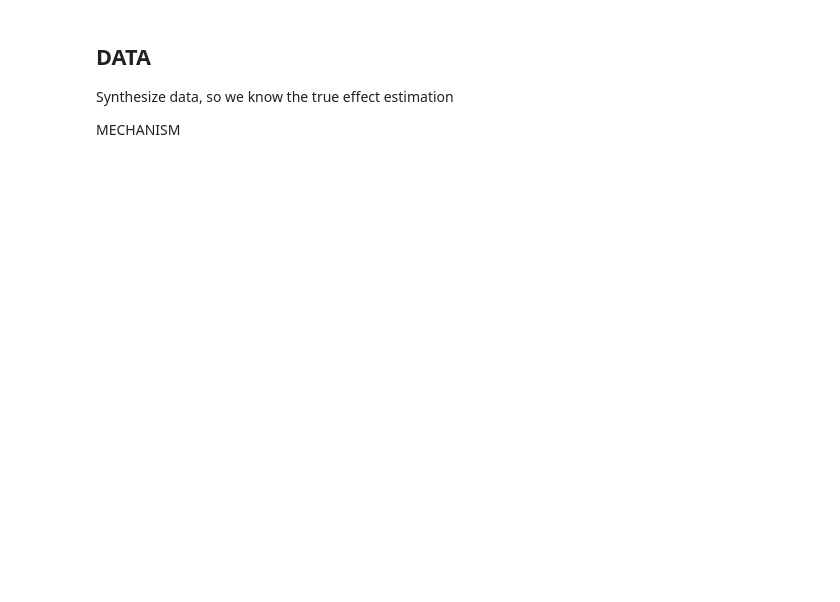
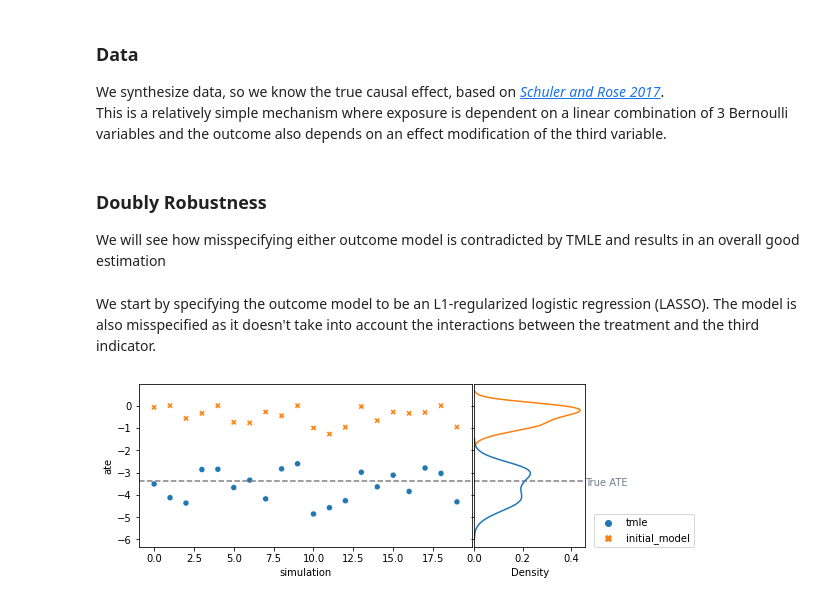
Before and after one commit to BiomedSciAI/causallib, a Jupyter notebook: examples/TMLE.ipynb, the cells around one changed output. Saved outputs shown, nothing was run; the diff lists cells and outputs as text; code cells hidden in the pictures; blank space fills up the shorter version.

Commit message:
TMLE Notebook - code examples

```diff
--- a/examples/TMLE.ipynb
+++ b/examples/TMLE.ipynb
@@ -78,5 +92,28 @@ from sklearn.preprocessing import PolynomialFeatures
 # %% [markdown]
-## DATA
-Synthesize data, so we know the true effect estimation
-
-MECHANISM
+### Data
+We synthesize data, so we know the true causal effect, based on [_Schuler and Rose 2017_](https://academic.oup.com/aje/article/185/1/65/2662306).
+This is a relatively simple mechanism where exposure is dependent on a linear combination of 3 Bernoulli variables and the outcome also depends on an effect modification of the third variable.
+# %%
+def generate_single_dataset(n, seed=None):
+    if seed is not None:
+        np.random.seed(seed)
+
+    X = np.random.binomial(n=1, p=(0.55, 0.30, 0.25), size=(n, 3))
+
+    a_logit = -0.5 + X @ np.array([0.75, 1, 1.5])
+    propensity = 1 / (1 + np.exp(-a_logit))
+    a = np.random.binomial(1, propensity)
+
+    y_func = lambda z: 24 - 3*z + X@np.array([3, -4, -6]) - 1.5*z*X[:, -1]
+    noise = np.random.normal(0, 4.5, size=n)
+    y = y_func(a) + noise
+    y0 = y_func(np.zeros_like(a)) + noise
+    y1 = y_func(np.ones_like(a)) + noise
+    sate = np.mean(y1 - y0)
+    # sate = -3.38
+    # cate = y1 - y0
+
+    X = pd.DataFrame(X)
+    a = pd.Series(a)
+    y = pd.Series(y)
+    return X, a, y, sate
@@ -82,0 +186,22 @@ MECHANISM
+# %% [markdown]
+### Doubly Robustness
+
+We will see how misspecifying either outcome model is contradicted by TMLE and results in an overall good estimation
+# %% [markdown]
+We start by specifying the outcome model to be an L1-regularized logistic regression (LASSO). The model is also misspecified as it doesn't take into account the interactions between the treatment and the third indicator.
+# %%
+outcome_model = Standardization(Lasso(random_state=0))
+weight_model = IPW(LogisticRegression(penalty="none", random_state=0))
+tmle = TMLE(
+    outcome_model=outcome_model,
+    weight_model=weight_model,
+    reduced=True
+)
+
+n_samples = 500
+n_simulations = 20
+
+results, true_ate = run_multiple_simulations(tmle, n_simulations, n_samples)
+plot_multiple_simulations(results, true_ate);
+# %% [output]
+[figure, added]
```
Also changed, not shown: parts of 15 cells of this notebook.
